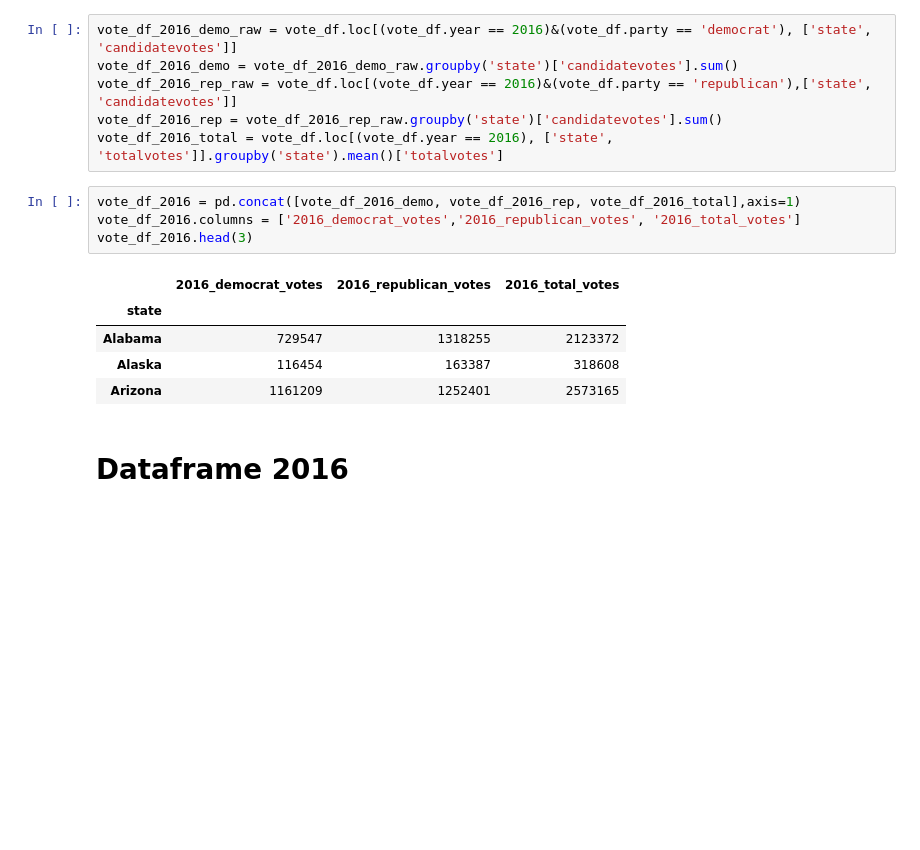
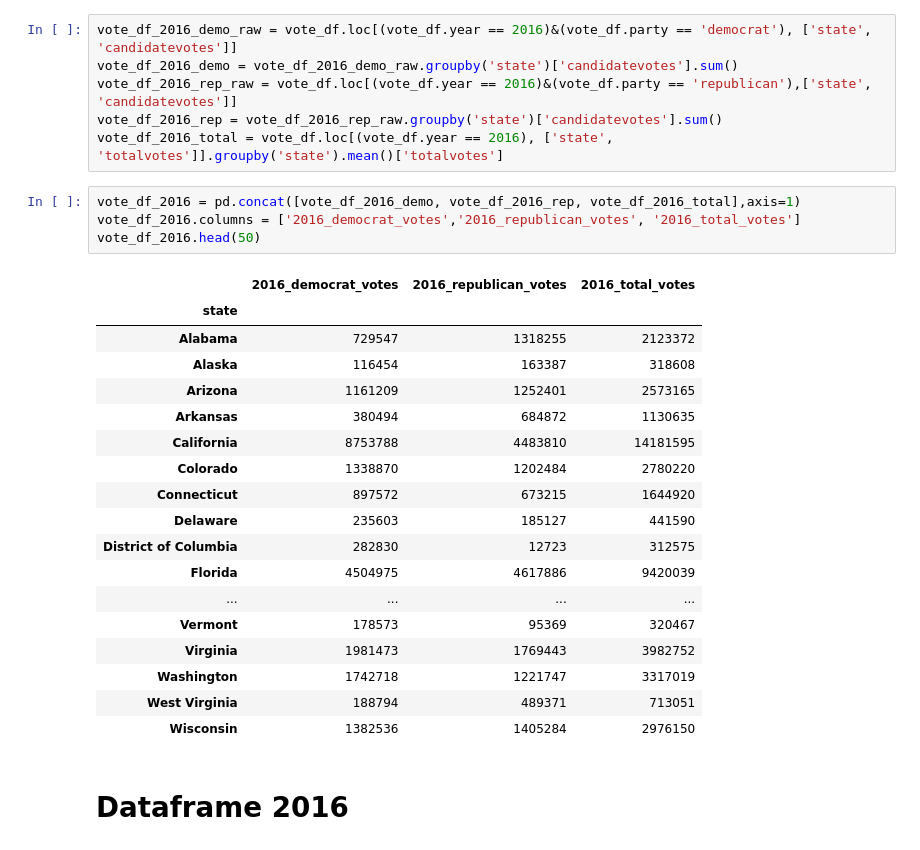
Before and after one commit to CodingMage/project_1_TeamTuring, a Jupyter notebook: Census data.ipynb, the cells around one changed output. Saved outputs shown, nothing was run; the diff lists cells and outputs as text; blank space fills up the shorter version.

```diff
--- a/Census data.ipynb
+++ b/Census data.ipynb
@@ -107,13 +107,26 @@ vote_df_2016_total = vote_df.loc[(vote_df.year == 2016), ['state', 'totalvotes']
 # %%
 vote_df_2016 = pd.concat([vote_df_2016_demo, vote_df_2016_rep, vote_df_2016_total],axis=1)
 vote_df_2016.columns = ['2016_democrat_votes','2016_republican_votes', '2016_total_votes']
-vote_df_2016.head(3)
+vote_df_2016.head(50)
 # %% [output]
 |  | 2016_democrat_votes | 2016_republican_votes | 2016_total_votes |
 | state |  |  |  |
 | Alabama | 729547 | 1318255 | 2123372 |
 | Alaska | 116454 | 163387 | 318608 |
 | Arizona | 1161209 | 1252401 | 2573165 |
+| Arkansas | 380494 | 684872 | 1130635 |
+| California | 8753788 | 4483810 | 14181595 |
+| Colorado | 1338870 | 1202484 | 2780220 |
+| Connecticut | 897572 | 673215 | 1644920 |
+| Delaware | 235603 | 185127 | 441590 |
+| District of Columbia | 282830 | 12723 | 312575 |
+| Florida | 4504975 | 4617886 | 9420039 |
+| ... | ... | ... | ... |
+| Vermont | 178573 | 95369 | 320467 |
+| Virginia | 1981473 | 1769443 | 3982752 |
+| Washington | 1742718 | 1221747 | 3317019 |
+| West Virginia | 188794 | 489371 | 713051 |
+| Wisconsin | 1382536 | 1405284 | 2976150 |
 # %% [markdown]
 # Dataframe 2016
 # %%
```
Also changed, not shown: parts of 1 cell of this notebook, 8 other files.
